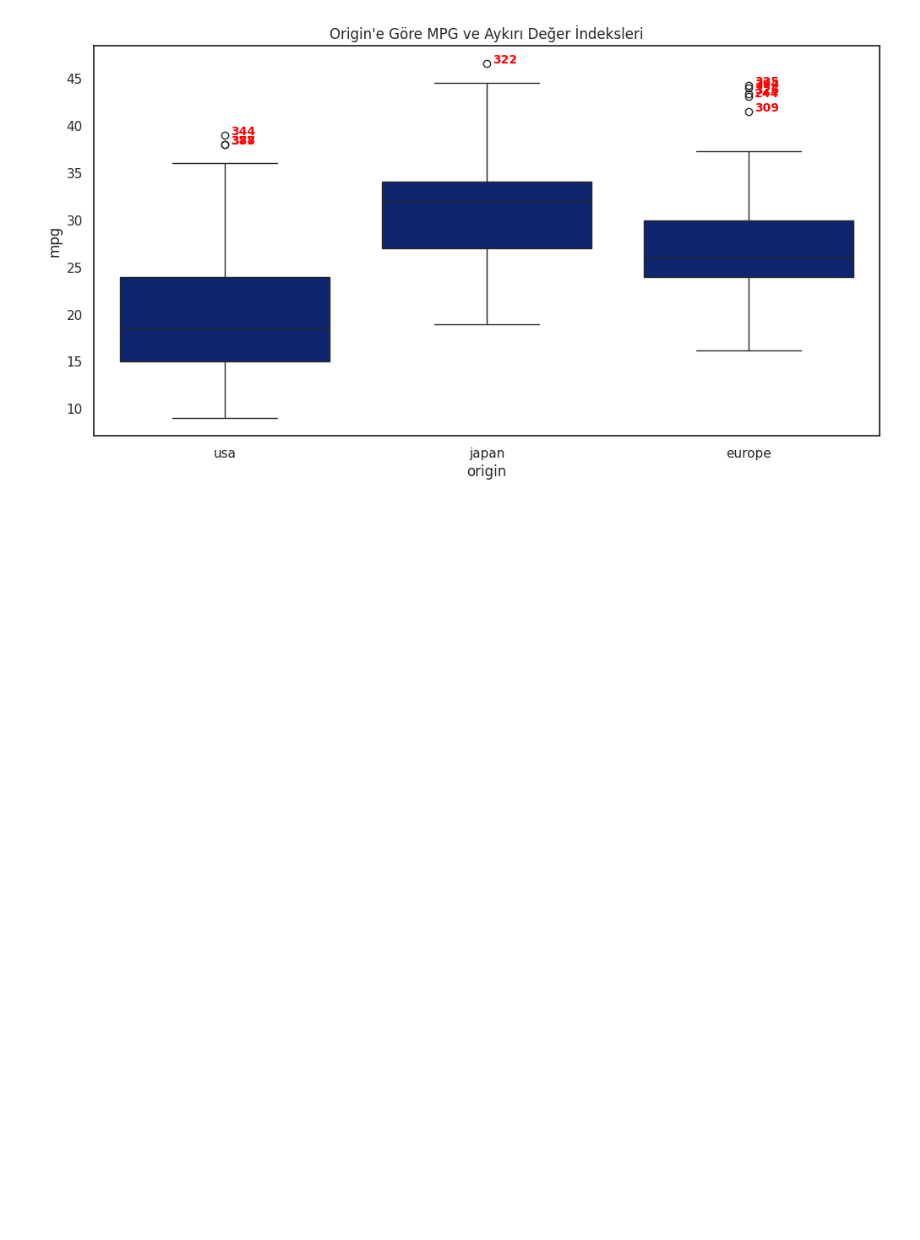
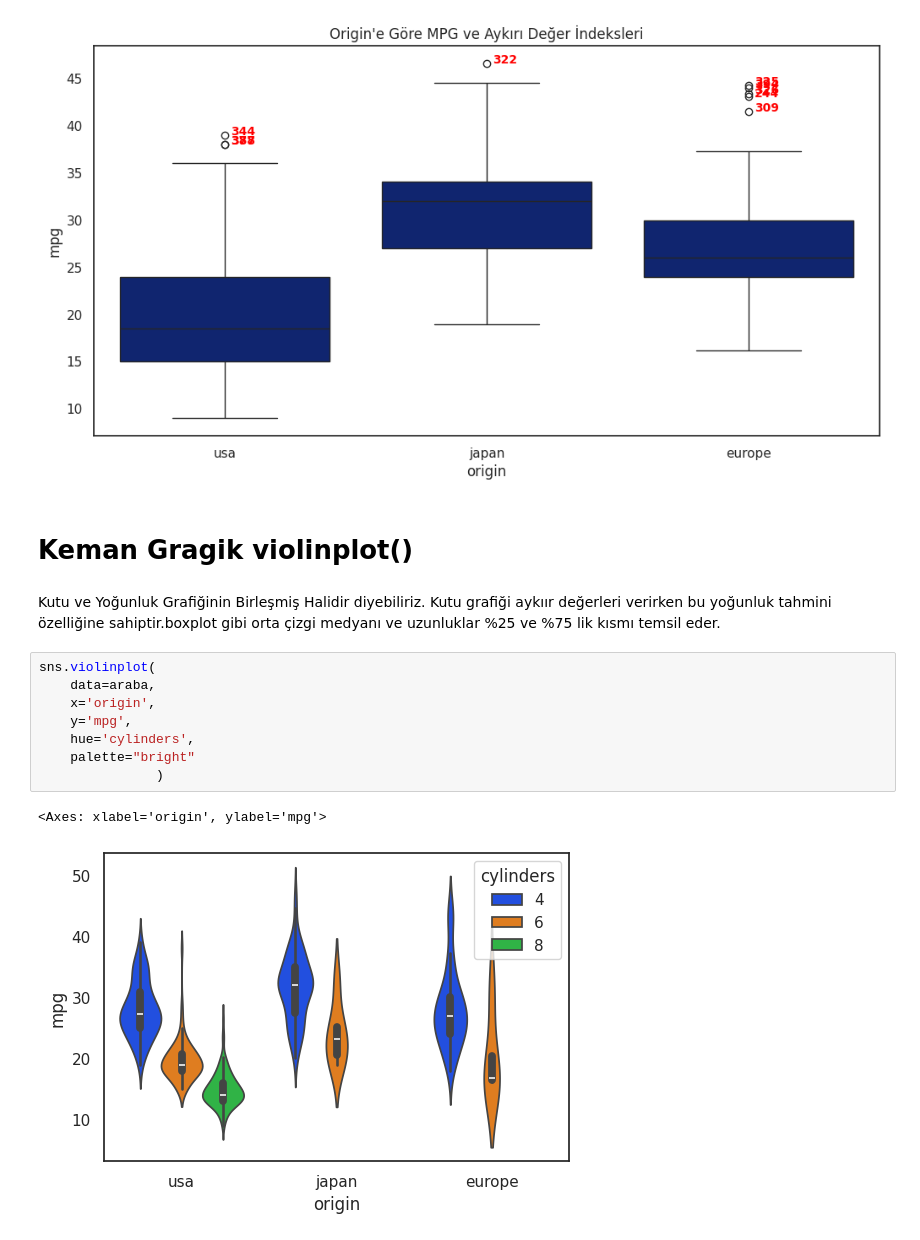
Before and after one commit to azem46/Python_Colab_Handbook, a Jupyter notebook: Python_Veri_Görsellestirme.ipynb, the cells around one changed output. Drawn from its saved outputs; the diff is of its cells as text; blank space fills up the shorter version.

```diff
--- a/Python_Veri_Görsellestirme.ipynb
+++ b/Python_Veri_Görsellestirme.ipynb
@@ -1169,3 +1169,18 @@ plt.title("Origin'e Göre MPG ve Aykırı Değer İndeksleri")
 plt.show()
 # %% [output]
 [figure]
+# %% [markdown]
+# **Keman Gragik violinplot()**
+# %% [markdown]
+Kutu ve Yoğunluk Grafiğinin Birleşmiş Halidir diyebiliriz. Kutu grafiği aykıır değerleri verirken bu yoğunluk tahmini özelliğine sahiptir.boxplot gibi orta çizgi medyanı ve uzunluklar %25 ve %75 lik kısmı temsil eder.
+# %%
+sns.violinplot(
+    data=araba,
+    x='origin',
+    y='mpg',
+    hue='cylinders',
+    palette="bright"
+               )
+# %% [output]
+<Axes: xlabel='origin', ylabel='mpg'>
+[figure, added]
```
Also changed, not shown: parts of 18 cells of this notebook.
